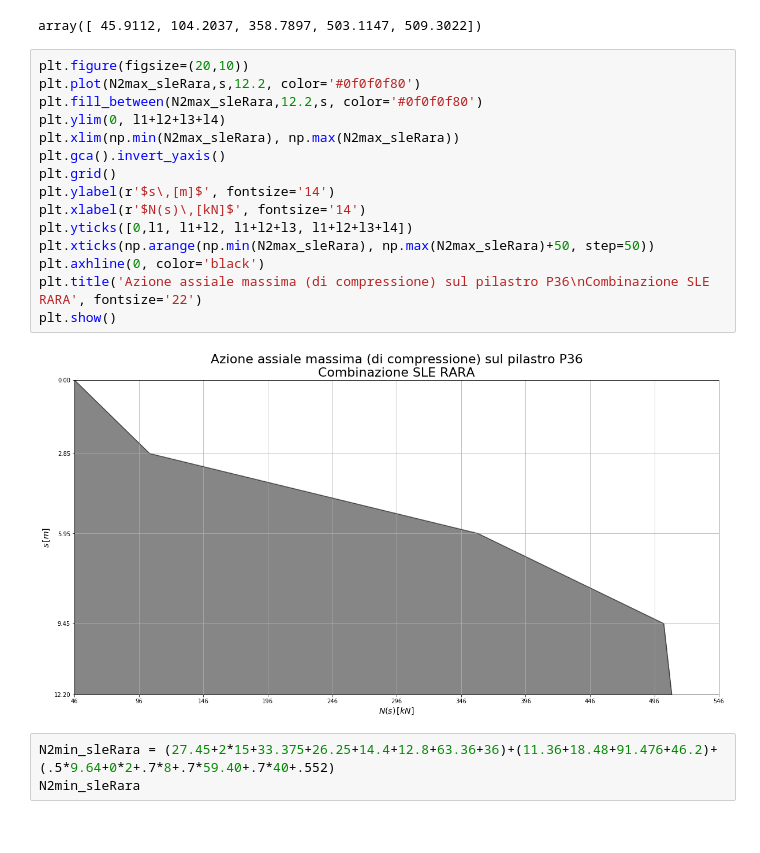
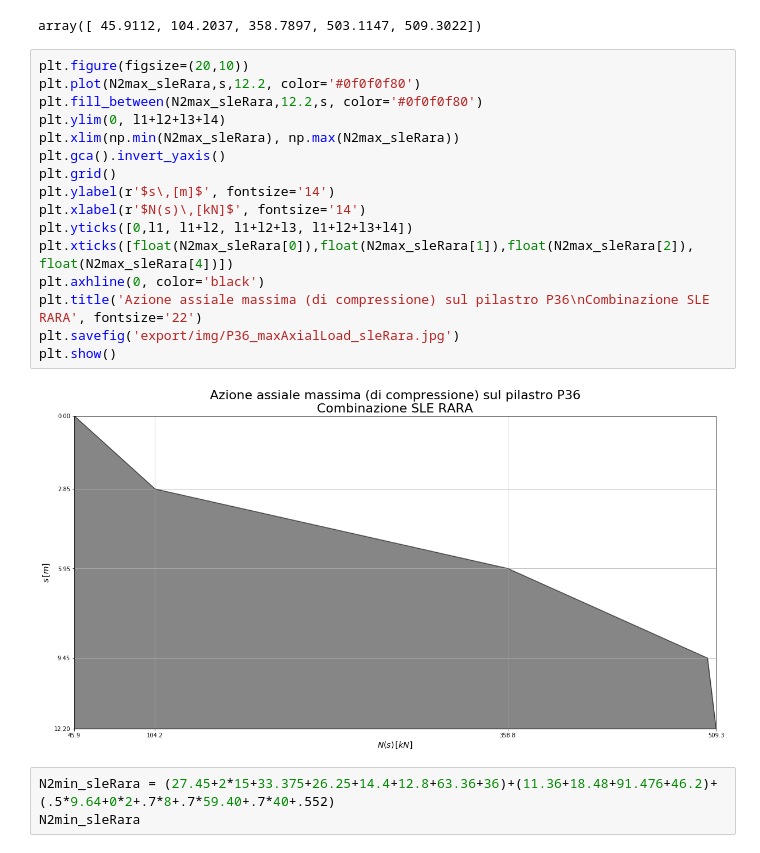
Before and after one commit to akaanzo/structural-safety, a Jupyter notebook: sol_col.ipynb, the cells around one changed output. Saved outputs shown, nothing was run; the diff lists cells and outputs as text.

```diff
--- a/sol_col.ipynb
+++ b/sol_col.ipynb
@@ -368,20 +375,21 @@ array([ 45.9112, 104.2037, 358.7897, 503.1147, 509.3022])
 # %%
 plt.figure(figsize=(20,10))
 plt.plot(N2max_sleRara,s,12.2, color='#0f0f0f80')
 plt.fill_between(N2max_sleRara,12.2,s, color='#0f0f0f80')
 plt.ylim(0, l1+l2+l3+l4)
 plt.xlim(np.min(N2max_sleRara), np.max(N2max_sleRara))
 plt.gca().invert_yaxis()
 plt.grid()
 plt.ylabel(r'$s\,[m]$', fontsize='14')
 plt.xlabel(r'$N(s)\,[kN]$', fontsize='14')
 plt.yticks([0,l1, l1+l2, l1+l2+l3, l1+l2+l3+l4])
-plt.xticks(np.arange(np.min(N2max_sleRara), np.max(N2max_sleRara)+50, step=50))
+plt.xticks([float(N2max_sleRara[0]),float(N2max_sleRara[1]),float(N2max_sleRara[2]), float(N2max_sleRara[4])])
 plt.axhline(0, color='black')
 plt.title('Azione assiale massima (di compressione) sul pilastro P36\nCombinazione SLE RARA', fontsize='22')
+plt.savefig('export/img/P36_maxAxialLoad_sleRara.jpg')
 plt.show()
 # %% [output]
-[figure, old version]
+[figure, new version]
 # %%
 N2min_sleRara = (27.45+2*15+33.375+26.25+14.4+12.8+63.36+36)+(11.36+18.48+91.476+46.2)+(.5*9.64+0*2+.7*8+.7*59.40+.7*40+.552)
 N2min_sleRara
```
Also changed, not shown: parts of 32 cells of this notebook, 17 other files.
